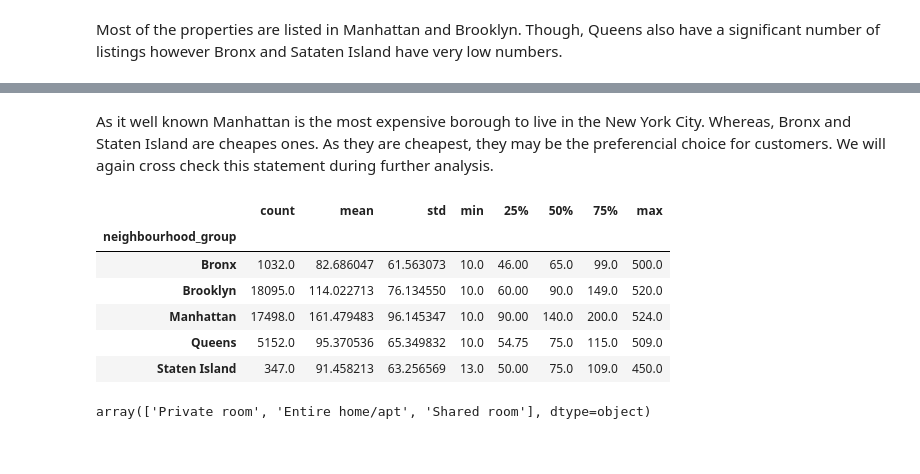
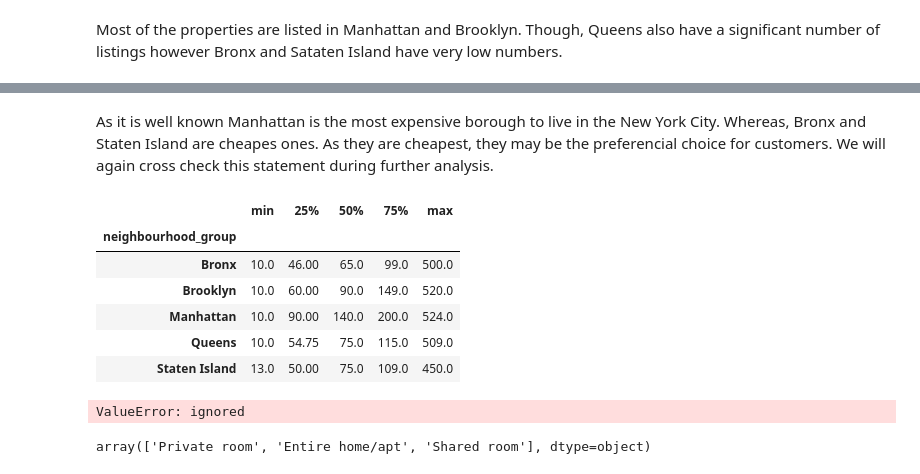
Before and after one commit to dilipiitdhn/Capstone-Project-on-Exploratory-Data-Analysis, a Jupyter notebook: Copy_of_Airbnb_Bookings_Analysis_Capstone_Project.ipynb, the cells around one changed output, grey strips where cells are left out. Saved outputs shown, nothing was run; the diff lists cells and outputs as text; code cells hidden in the pictures.

```diff
--- a/Copy_of_Airbnb_Bookings_Analysis_Capstone_Project.ipynb
+++ b/Copy_of_Airbnb_Bookings_Analysis_Capstone_Project.ipynb
@@ -188,19 +218,27 @@ Text(0, 0.5, 'Average price')
 [figure]
 # %% [markdown]
-As it well known Manhattan is the most expensive borough to live in the New York City. Whereas, Bronx and Staten Island are cheapes ones. As they are cheapest, they may be the preferencial choice for customers. We will again cross check this statement during further analysis.
+As it is well known Manhattan is the most expensive borough to live in the New York City. Whereas, Bronx and Staten Island are cheapes ones. As they are cheapest, they may be the preferencial choice for customers. We will again cross check this statement during further analysis.
 # %%
 # Earlier we checked average price, now check the general price range in each borough
 
-price_range = airbnb_df.groupby('neighbourhood_group')['price'].describe()
+price_range = airbnb_df.groupby('neighbourhood_group')['price'].describe().iloc[:,3:]
+price_range.reset_index(inplace=True)
+price_range.set_index('neighbourhood_group', inplace=True)
 price_range
 # %% [output]
-|  | count | mean | std | min | 25% | 50% | 75% | max |
-| neighbourhood_group |  |  |  |  |  |  |  |  |
-| Bronx | 1032.0 | 82.686047 | 61.563073 | 10.0 | 46.00 | 65.0 | 99.0 | 500.0 |
-| Brooklyn | 18095.0 | 114.022713 | 76.134550 | 10.0 | 60.00 | 90.0 | 149.0 | 520.0 |
-| Manhattan | 17498.0 | 161.479483 | 96.145347 | 10.0 | 90.00 | 140.0 | 200.0 | 524.0 |
-| Queens | 5152.0 | 95.370536 | 65.349832 | 10.0 | 54.75 | 75.0 | 115.0 | 509.0 |
-| Staten Island | 347.0 | 91.458213 | 63.256569 | 13.0 | 50.00 | 75.0 | 109.0 | 450.0 |
+|  | min | 25% | 50% | 75% | max |
+| neighbourhood_group |  |  |  |  |  |
+| Bronx | 10.0 | 46.00 | 65.0 | 99.0 | 500.0 |
+| Brooklyn | 10.0 | 60.00 | 90.0 | 149.0 | 520.0 |
+| Manhattan | 10.0 | 90.00 | 140.0 | 200.0 | 524.0 |
+| Queens | 10.0 | 54.75 | 75.0 | 115.0 | 509.0 |
+| Staten Island | 13.0 | 50.00 | 75.0 | 109.0 | 450.0 |
+# %%
+#using violinplot to showcase density and distribtuion of prices
+price_distribution_2 = sns.violinplot(data=price_range, x='neighbourhood_group', y='Manhattan')
+price_distribution_2.set_title('Density and distribution of prices for each neighberhood_group')
+# %% [output]
+ValueError: ignored
 # %%
 # # Check the average prices in all the neighbourhood groups/boroughs
 
```
Also changed, not shown: parts of 8 cells of this notebook.
